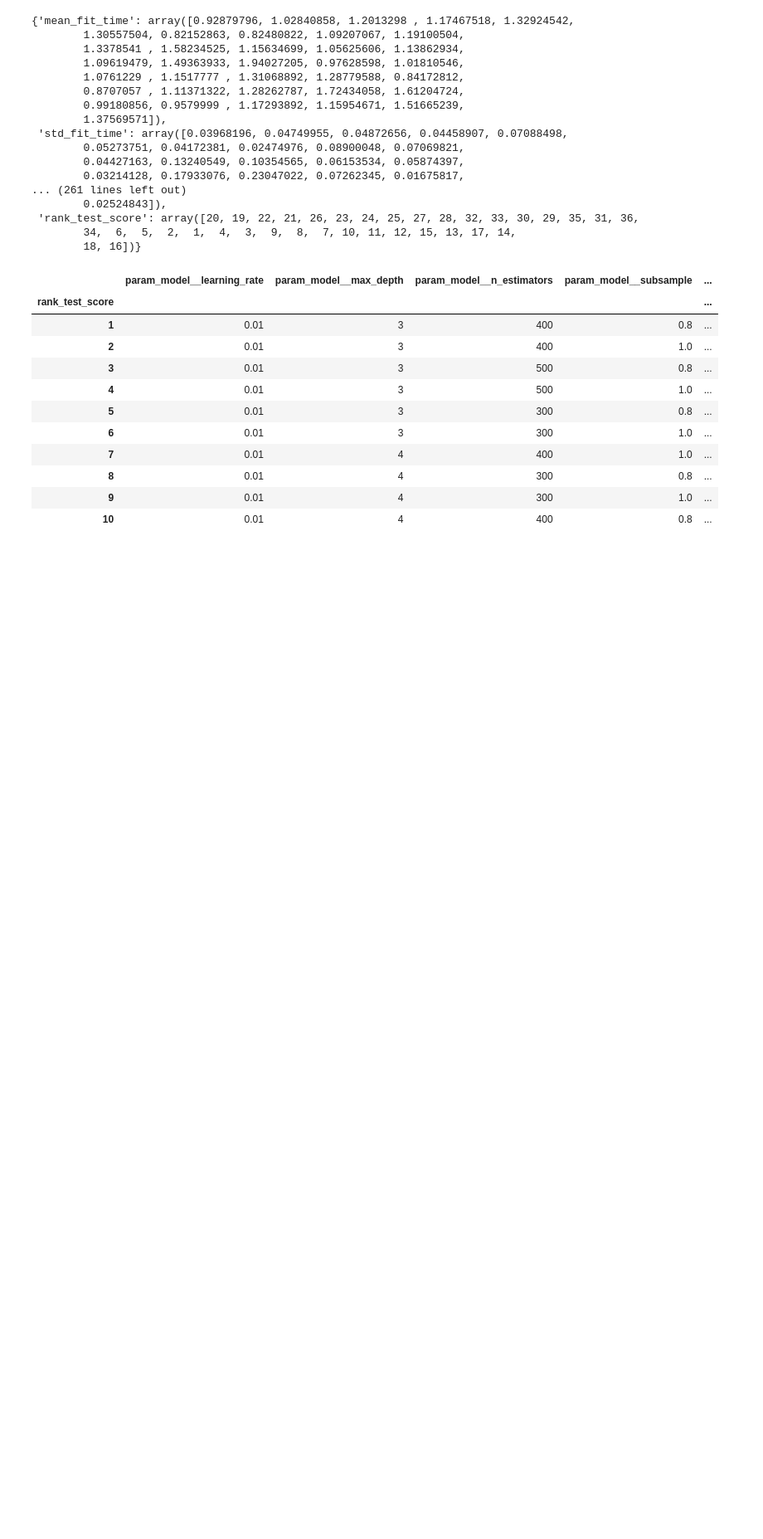
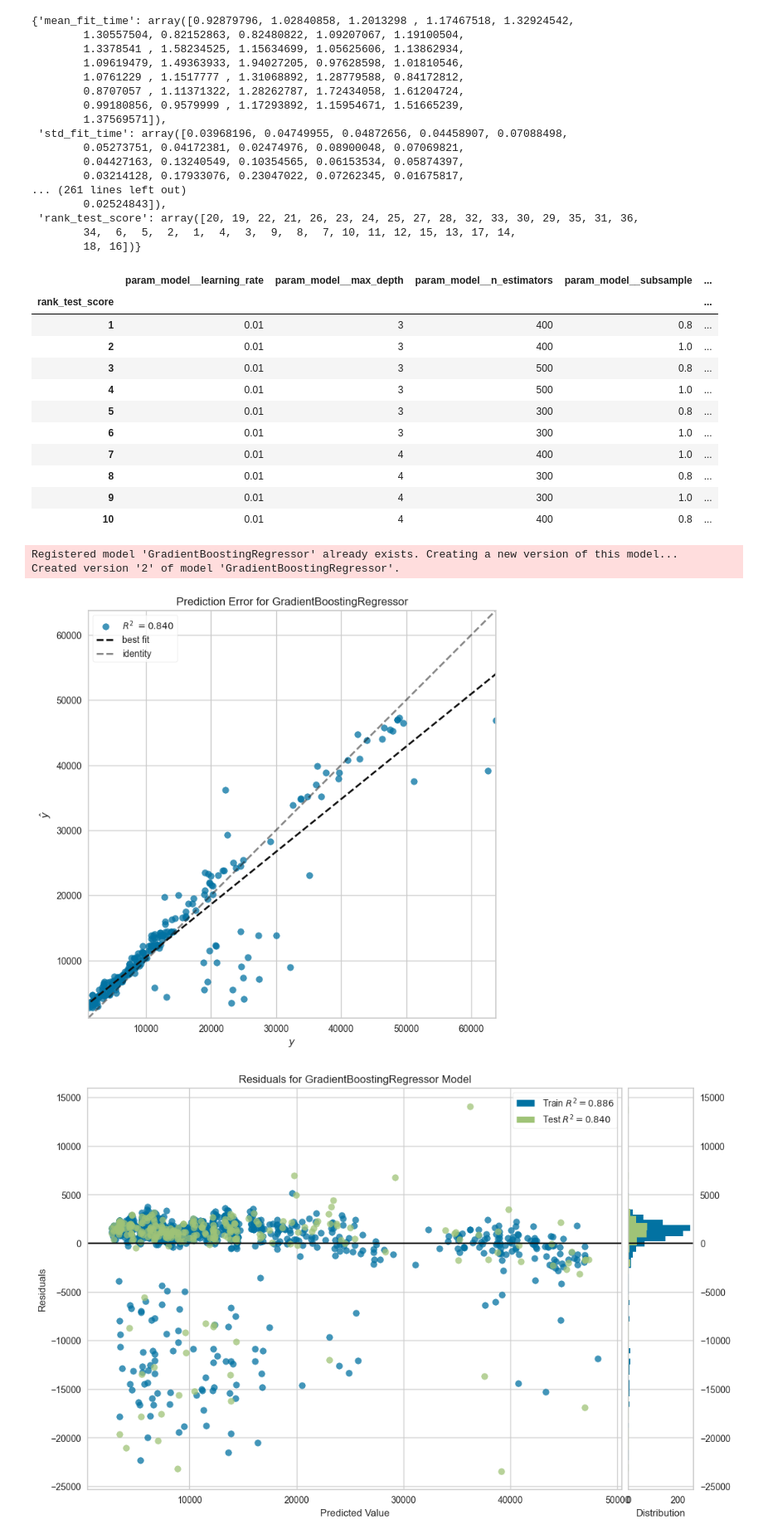
Before and after one commit to GTBelini22/Estudo_Ciencia_de_dados, a Jupyter notebook: Deploy/MLFLOW/notebooks/insurance.ipynb, the cells around one changed output. Shown at 83% size. Saved outputs shown, nothing was run; the diff lists cells and outputs as text; code cells hidden in the pictures; blank space fills up the shorter version.

Commit message:
Colocado o modelo tunado no MLFLOW

```diff
--- a/Deploy/MLFLOW/notebooks/insurance.ipynb
+++ b/Deploy/MLFLOW/notebooks/insurance.ipynb
@@ -263,3 +263,42 @@ df_cv_results.loc[:,~df_cv_results.columns.str.contains('split|time')].head(10)
 | 8 | 0.01 | 4 | 300 | 0.8 | ... |
 | 9 | 0.01 | 4 | 300 | 1.0 | ... |
 | 10 | 0.01 | 4 | 400 | 0.8 | ... |
+# %%
+# Capturadno o modelo
+tuned_model = grid_model.best_estimator_
+
+# Não é necessário fazer  fit pois isso já foi feito
+# Recebendo as predições
+y_pred = tuned_model.predict(x_test)
+model_metrics =  get_metrics(y_test, y_pred)
+
+# Recebendo os parametros do modelo
+model_params = tuned_model.named_steps['model'].get_params()
+
+
+# MLFlow
+with mlflow.start_run():
+    #log metricas do modelo
+    for metric_name, metric_value in model_metrics.items():
+        mlflow.log_metric(metric_name, metric_value)
+    # log hiperparametros
+    mlflow.log_params(model_params)
+
+    # Log das figuras
+    fig, ax =  plt.subplots(figsize=(12,8))
+    prediction_error(tuned_model, x_train, y_train,x_test, y_test, show=False, ax=ax)
+    mlflow.log_figure(fig, artifact_file='plots/prediction_error.png')
+
+
+    fig, ax =  plt.subplots(figsize=(12,8))
+    residuals_plot(tuned_model, x_train, y_train,x_test, y_test, show=False, ax=ax)
+    mlflow.log_figure(fig, artifact_file='plots/residuals_plot.png')
+
+    # log do modelo
+    signature = infer_signature(x_test, tuned_model.predict(x_test))
+    mlflow.sklearn.log_model(tuned_model, 'tuned_model', registered_model_name='GradientBoostingRegressor', signature=signature)
+# %% [output]
+Registered model 'GradientBoostingRegressor' already exists. Creating a new version of this model...
+Created version '2' of model 'GradientBoostingRegressor'.
+[figure, added]
+[figure, added]
```
Also changed, not shown: 40 other files.
